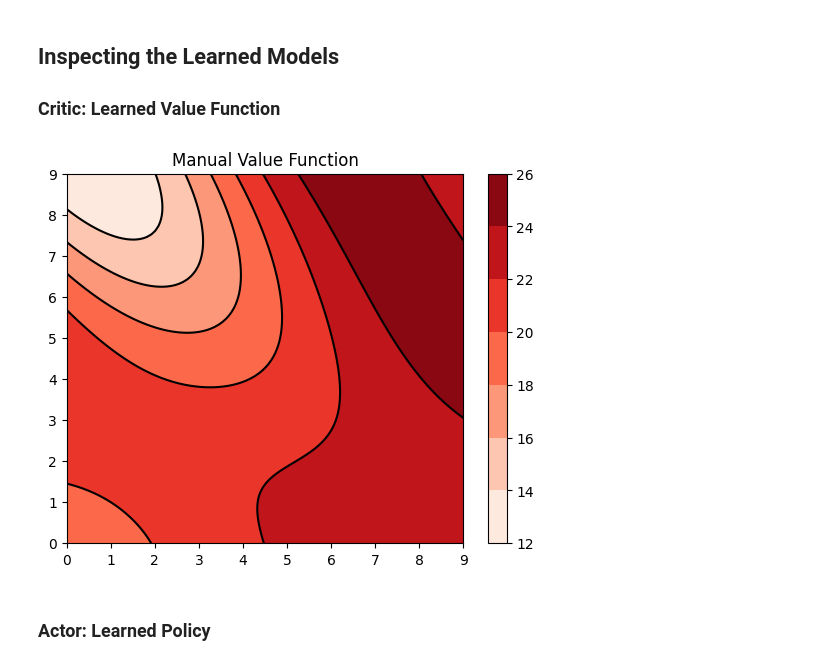
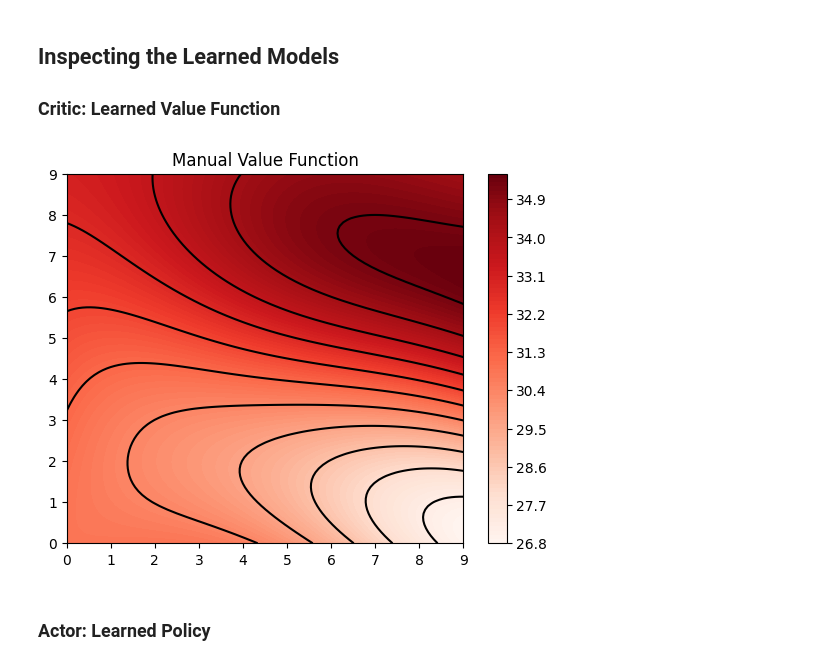
Before and after one commit to mhahsler/Introduction_to_Reinforcement_Learning, a Jupyter notebook: Policy_Gradient/L_maze_policy_approximation_ActorCritic.ipynb, the cells around one changed output. Saved outputs shown, nothing was run; the diff lists cells and outputs as text; code cells hidden in the pictures.

```diff
--- a/Policy_Gradient/L_maze_policy_approximation_ActorCritic.ipynb
+++ b/Policy_Gradient/L_maze_policy_approximation_ActorCritic.ipynb
@@ -112,14 +111,18 @@ def AC(
         G = 0.0
 
         while not done and  i < max_episode_length:
+            # actor: select action
             a = np.random.choice(env.action_space.n, p=pi(state, theta, env))
             next_state, r, done, _, _ = env.step(a)
 
-            td_error = r + gamma * np.dot(w, state_features(next_state, env)) - np.dot(w, state_features(state, env))
-
+            # critic: calculate estimated error + update critic
+            td_error = r + gamma * np.dot(w, state_features(next_state, env)) \
+                    - np.dot(w, state_features(state, env))
             w += alpha_value(episode) * td_error * state_features(state, env)
 
-            grad_log_pi = state_action_features(state, a, env) - sum([pi(state, theta, env)[b] * state_action_features(state, b, env) for b in range(env.action_space.n)])
+            # actor: update actor
+            grad_log_pi = state_action_features(state, a, env) \
+                    - sum([pi(state, theta, env)[b] * state_action_features(state, b, env) for b in range(env.action_space.n)])
             theta += alpha_policy(episode) * disc_factor * td_error * grad_log_pi
 
             G += disc_factor * r
@@ -138,9 +141,9 @@ def AC(
 
     return theta, w
 # %%
-theta, w, history = AC(env, n=2000,
-                           alpha_policy=LinearDecaySchedule(0.1, 0.001, 1000),
-                           alpha_value=LinearDecaySchedule(0.1, 0.001, 1000),
+theta, w, history = AC(env, n=1500,
+                           alpha_policy=LinearDecaySchedule(0.2, 0.001, 1000),
+                           alpha_value=LinearDecaySchedule(0.2, 0.001, 1000),
                            gamma=0.99,
                            max_episode_length = 500,
                            history=True)
@@ -158,23 +161,23 @@ plot_ep_lens(history['ep_lens'])
 # %%
 from matplotlib import pyplot as plt
 
 def v_hat_grid(x, y, w):
     sf = state_features(np.array([x, y]), env)
     return np.dot(w, sf)
 
 x = np.linspace(0, 9, 100)
 y = np.linspace(0, 9, 100)
 X, Y = np.meshgrid(x, y)
 
 Z = np.array([v_hat_grid(x, y, w) for x, y in zip(np.ravel(X), np.ravel(Y))]).reshape(X.shape)
 
-plt.contourf(X, Y, Z, cmap='Reds')
+plt.contourf(X, Y, Z, cmap='Reds', levels= 100)
 plt.title("Manual Value Function")
 plt.colorbar()
-plt.contour(X, Y, Z, colors='black') # Contour lines
+plt.contour(X, Y, Z, colors='black', levels=10) # Contour lines
 plt.show()
 # %% [output]
-[figure, old version]
+[figure, new version]
 # %% [markdown]
 ### Actor: Learned Policy
 # %%
```
Also changed, not shown: parts of 4 cells of this notebook.
